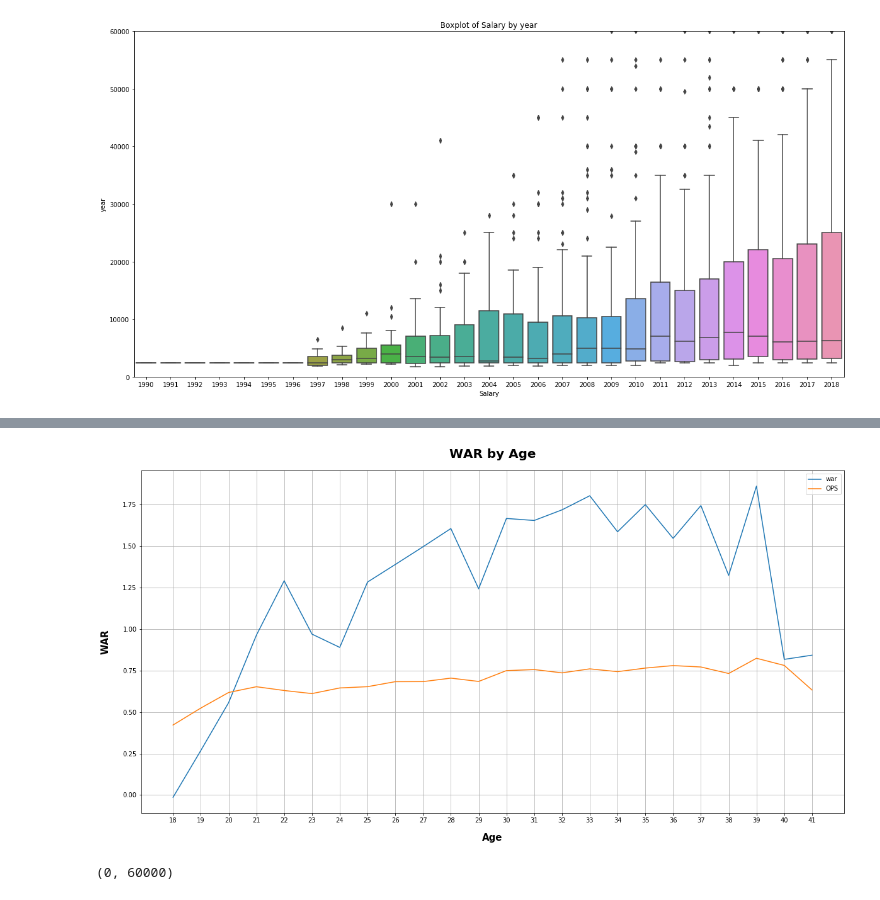
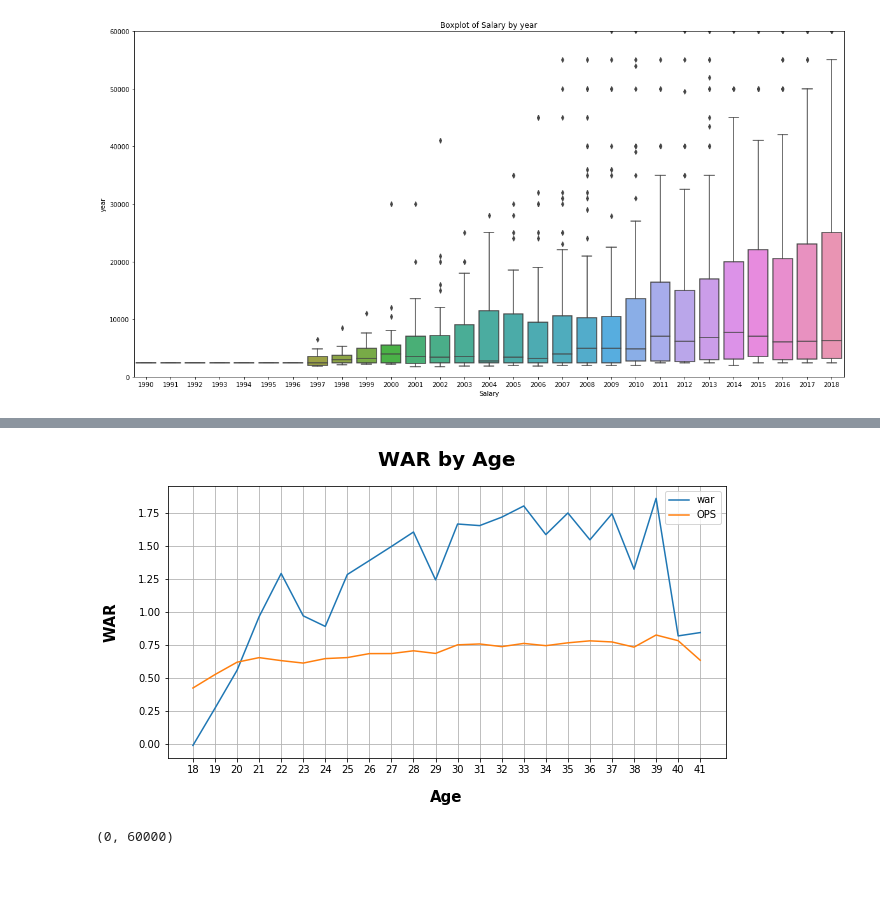
Before and after one commit to kkalkkkal/Datathon_KBO, a Jupyter notebook: KBO_hspark.ipynb, the cells around one changed output, grey strips where cells are left out. Saved outputs shown, nothing was run; the diff lists cells and outputs as text; code cells hidden in the pictures.

```diff
--- a/KBO_hspark.ipynb
+++ b/KBO_hspark.ipynb
@@ -404,18 +426,21 @@ Name: OPS, dtype: float64
 # %%
-ax= plt.subplots(figsize=(20,10))
+ax= plt.subplots(figsize=(10,5))
 ax = y_war.plot.line()
+
+#ax = sns.regplot(x='age', y='war', data=y_war_frame)
+
 ax = y_ops.plot.line()
 
 ax.set_title('WAR by Age', pad=20, fontdict={'weight': 'bold', 'size': 20})
 ax.set_xlabel('Age', labelpad=15, fontdict={'weight': 'bold', 'size': 15})
 ax.set_ylabel('WAR', labelpad=20, fontdict={'weight': 'bold', 'size': 15})
 
 plt.xticks(np.arange(18, 42))
 plt.grid()
 plt.legend()
 plt.show()
 # %% [output]
-[figure, old version]
+[figure, new version]
 # %%
 age_war = df
 
```
Also changed, not shown: parts of 6 cells of this notebook.
